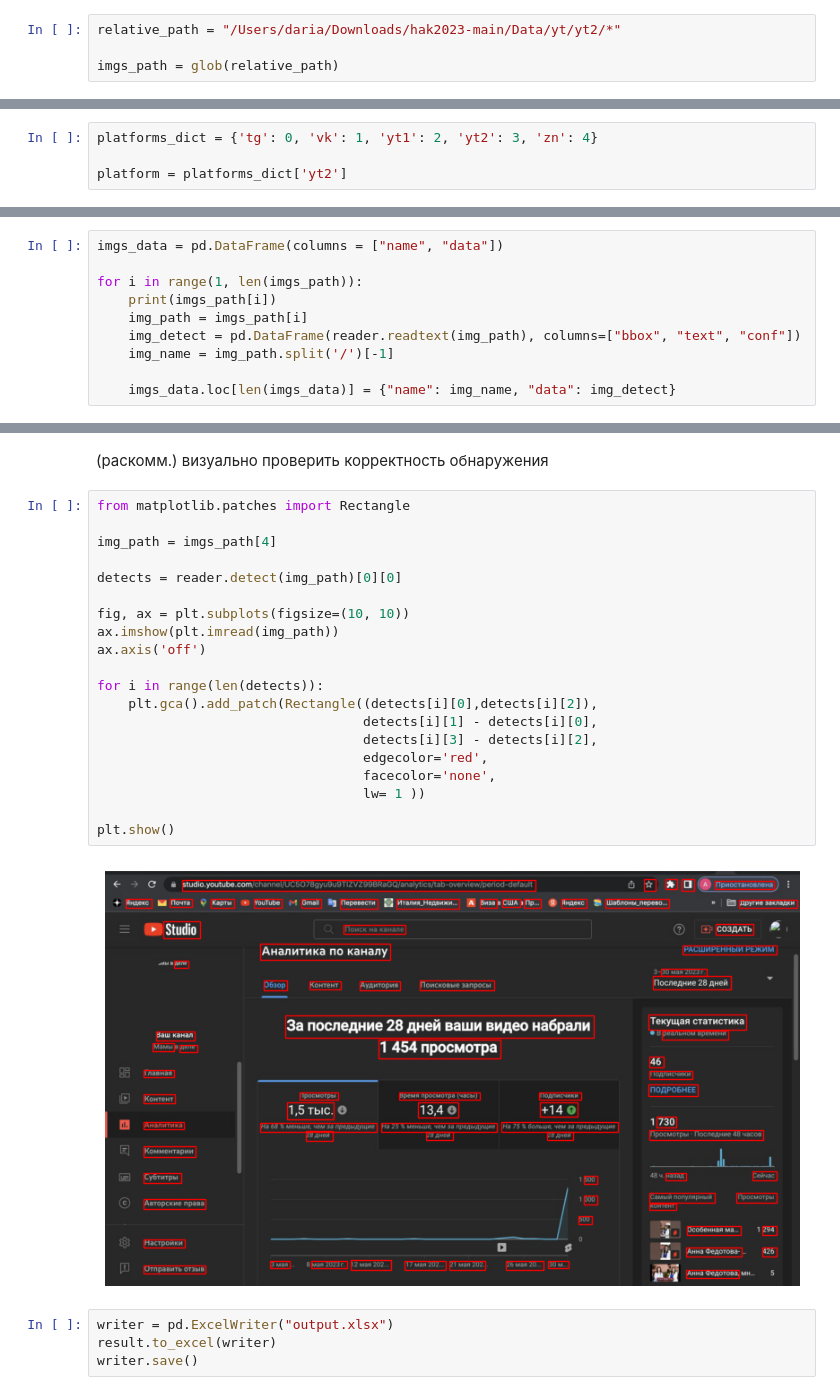
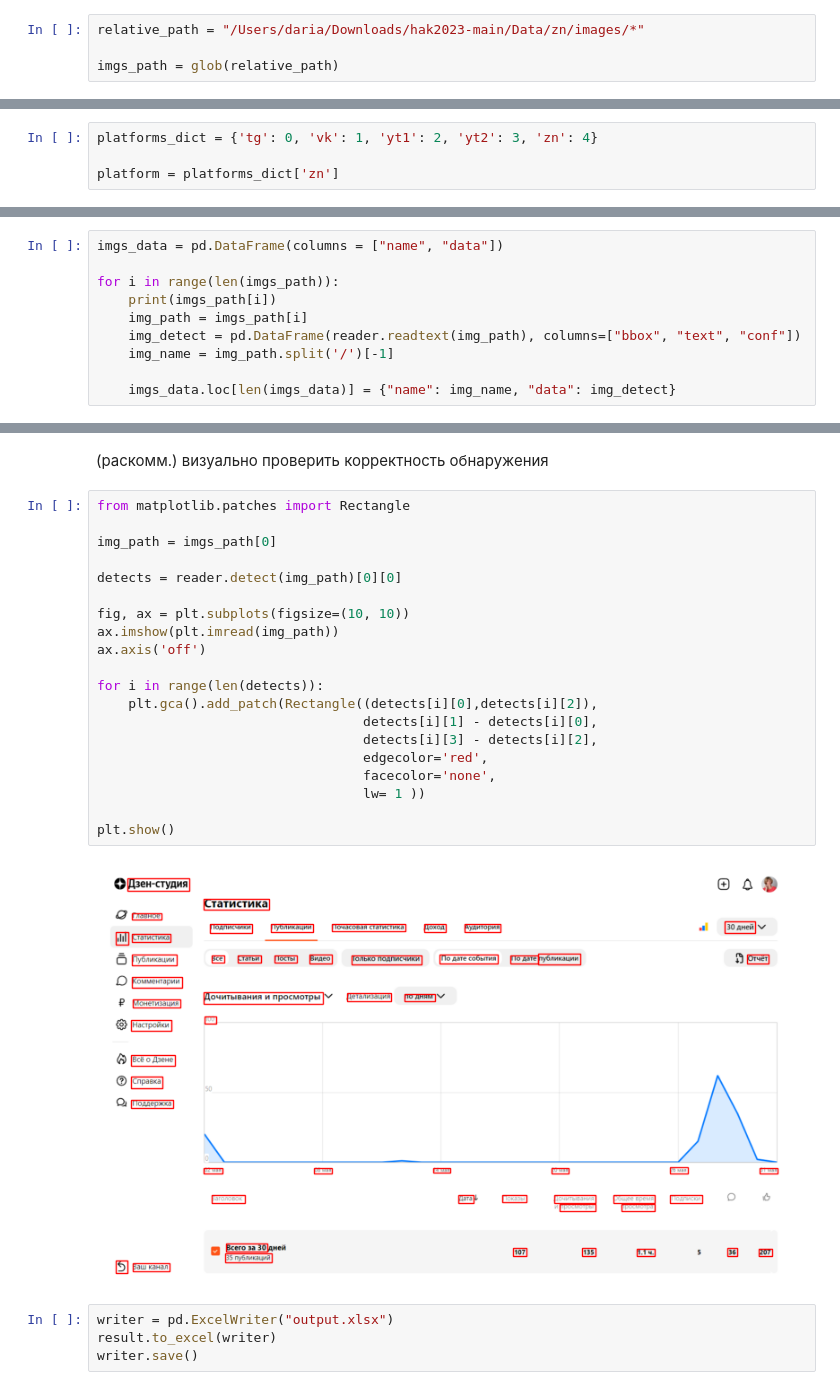
Before and after one commit to getStRiCtd/hak2023, a Jupyter notebook: syches_final.ipynb, the cells around one changed output, grey strips where cells are left out. Saved outputs shown, nothing was run; the diff lists cells and outputs as text.

```diff
--- a/syches_final.ipynb
+++ b/syches_final.ipynb
@@ -8,7 +8,7 @@ plt.style.use('ggplot')
 # %% [markdown]
 находим изображения
 # %%
-relative_path = "/Users/daria/Downloads/hak2023-main/Data/yt/yt2/*"
+relative_path = "/Users/daria/Downloads/hak2023-main/Data/zn/images/*"
 
 imgs_path = glob(relative_path)
 # %% [markdown]
@@ -40,7 +40,7 @@ imgs_path
 # %%
 platforms_dict = {'tg': 0, 'vk': 1, 'yt1': 2, 'yt2': 3, 'zn': 4}
 
-platform = platforms_dict['yt2']
+platform = platforms_dict['zn']
 # %% [markdown]
 детектим текст
 # %%
@@ -54,7 +54,7 @@ Neither CUDA nor MPS are available - defaulting to CPU. Note: This module is muc
 # %%
 imgs_data = pd.DataFrame(columns = ["name", "data"])
 
-for i in range(1, len(imgs_path)):
+for i in range(len(imgs_path)):
     print(imgs_path[i])
     img_path = imgs_path[i]
     img_detect = pd.DataFrame(reader.readtext(img_path), columns=["bbox", "text", "conf"])
@@ -416,25 +414,25 @@ result
 # %%
 from matplotlib.patches import Rectangle
 
-img_path = imgs_path[4]
+img_path = imgs_path[0]
 
 detects = reader.detect(img_path)[0][0]
 
 fig, ax = plt.subplots(figsize=(10, 10))
 ax.imshow(plt.imread(img_path))
 ax.axis('off')
 
 for i in range(len(detects)):
     plt.gca().add_patch(Rectangle((detects[i][0],detects[i][2]),
                                   detects[i][1] - detects[i][0],
                                   detects[i][3] - detects[i][2],
                                   edgecolor='red',
                                   facecolor='none',
                                   lw= 1 ))
 
 plt.show()
 # %% [output]
-[figure, old version]
+[figure, new version]
 # %%
 writer = pd.ExcelWriter("output.xlsx")
 result.to_excel(writer)
```
Also changed, not shown: parts of 4 cells of this notebook, 1 other file.
